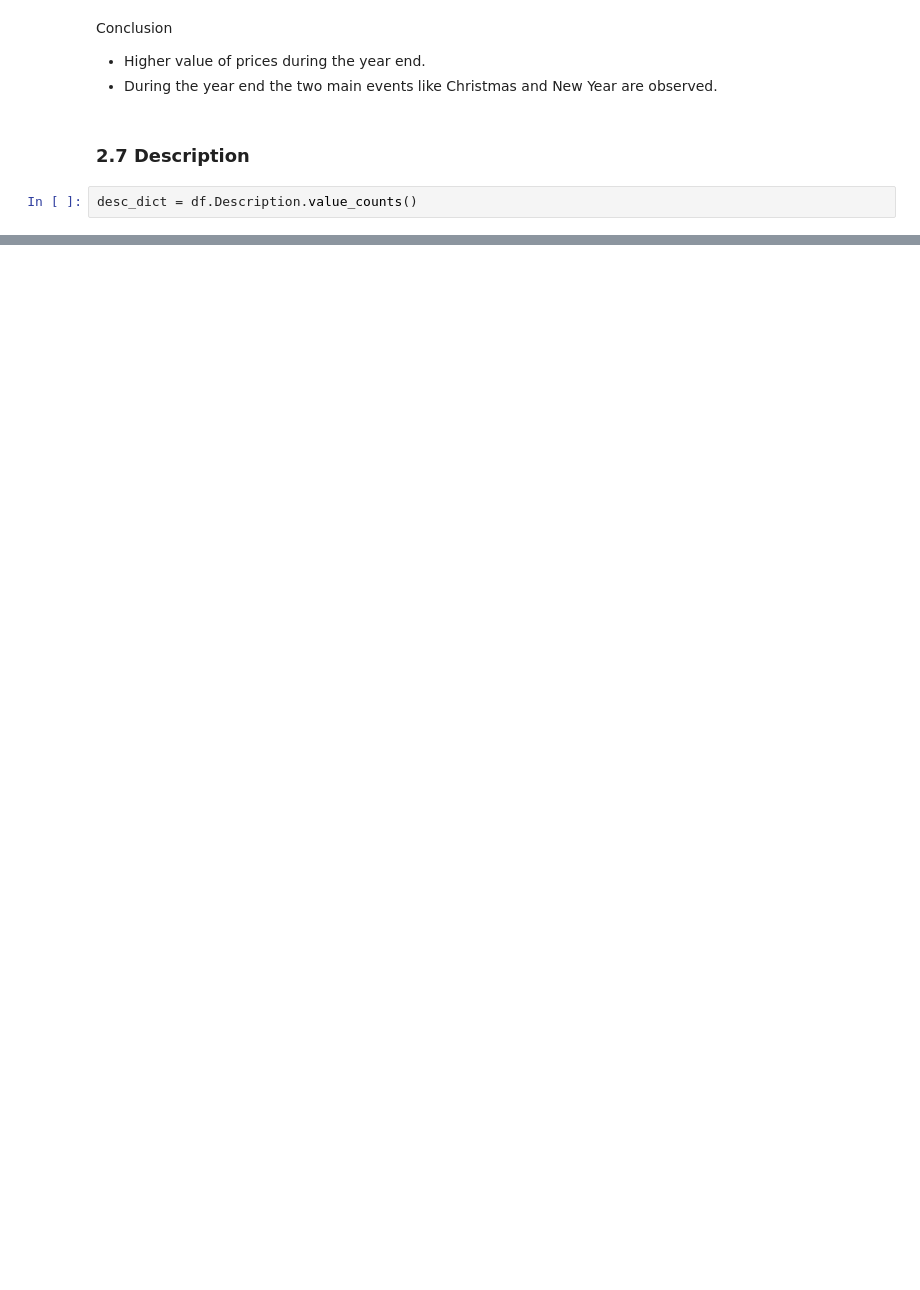
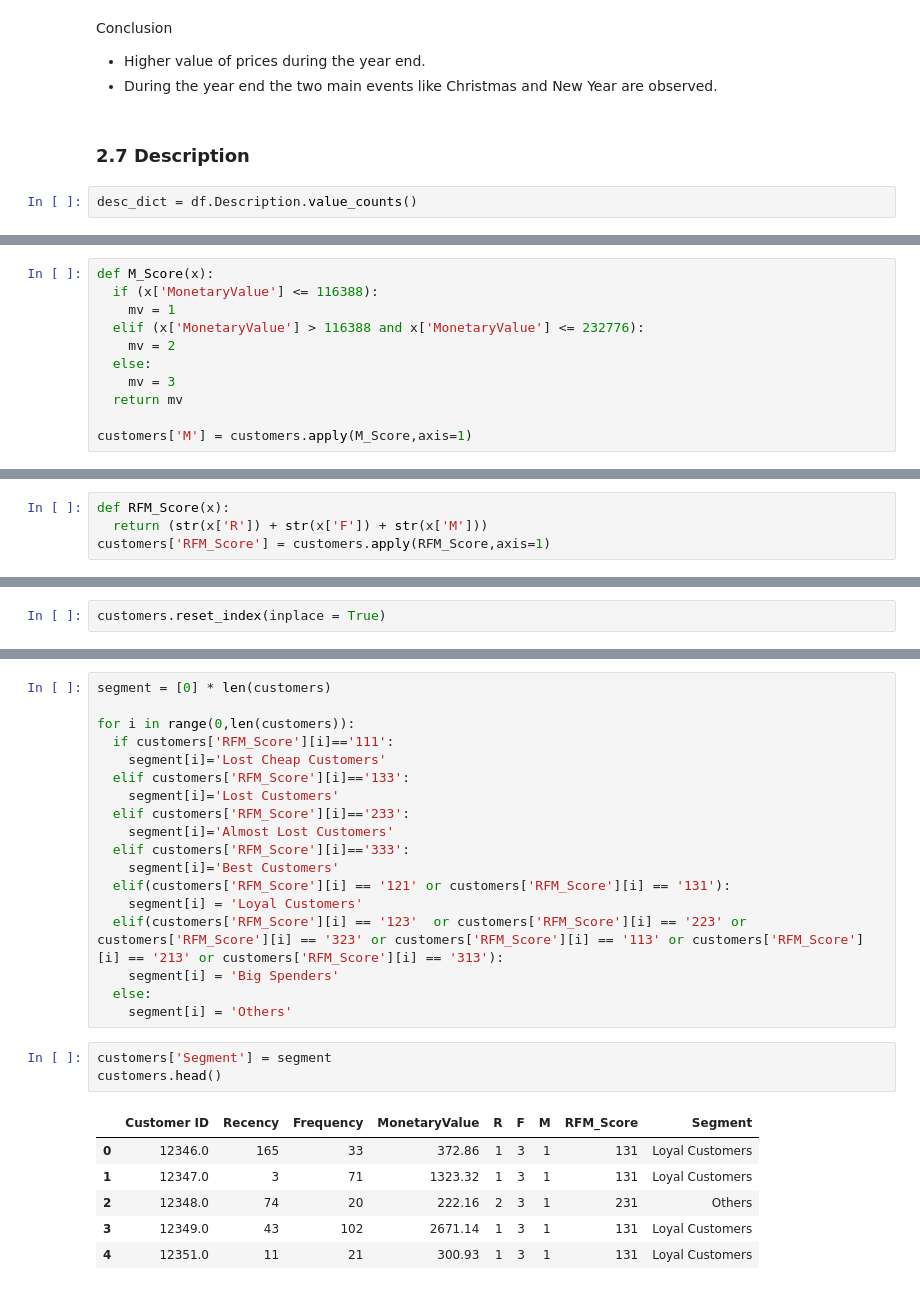
Before and after one commit to guptaa98/Kaggle-Notebooks, a Jupyter notebook: Retail_Pulse.ipynb, the cells around one changed output, grey strips where cells are left out. Cells and saved outputs as stored; diff of their text form; blank space fills up the shorter version.

```diff
--- a/Retail_Pulse.ipynb
+++ b/Retail_Pulse.ipynb
@@ -408,0 +597,11 @@ Name: Description, dtype: int64
+# %%
+def M_Score(x):
+  if (x['MonetaryValue'] <= 116388):
+    mv = 1
+  elif (x['MonetaryValue'] > 116388 and x['MonetaryValue'] <= 232776):
+    mv = 2
+  else:
+    mv = 3
+  return mv
+
+customers['M'] = customers.apply(M_Score,axis=1)
@@ -408,0 +618,4 @@ Name: Description, dtype: int64
+# %%
+def RFM_Score(x):
+  return (str(x['R']) + str(x['F']) + str(x['M']))
+customers['RFM_Score'] = customers.apply(RFM_Score,axis=1)
@@ -408,0 +632,2 @@ Name: Description, dtype: int64
+# %%
+customers.reset_index(inplace = True)
@@ -408,0 +643,28 @@ Name: Description, dtype: int64
+# %%
+segment = [0] * len(customers)
+
+for i in range(0,len(customers)):
+  if customers['RFM_Score'][i]=='111':
+    segment[i]='Lost Cheap Customers'
+  elif customers['RFM_Score'][i]=='133':
+    segment[i]='Lost Customers'
+  elif customers['RFM_Score'][i]=='233':
+    segment[i]='Almost Lost Customers'
+  elif customers['RFM_Score'][i]=='333':
+    segment[i]='Best Customers'
+  elif(customers['RFM_Score'][i] == '121' or customers['RFM_Score'][i] == '131'):
+    segment[i] = 'Loyal Customers'
+  elif(customers['RFM_Score'][i] == '123'  or customers['RFM_Score'][i] == '223' or customers['RFM_Score'][i] == '323' or customers['RFM_Score'][i] == '113' or customers['RFM_Score'][i] == '213' or customers['RFM_Score'][i] == '313'):
+    segment[i] = 'Big Spenders'
+  else:
+    segment[i] = 'Others'
+# %%
+customers['Segment'] = segment
+customers.head()
+# %% [output]
+|  | Customer ID | Recency | Frequency | MonetaryValue | R | F | M | RFM_Score | Segment |
+| 0 | 12346.0 | 165 | 33 | 372.86 | 1 | 3 | 1 | 131 | Loyal Customers |
+| 1 | 12347.0 | 3 | 71 | 1323.32 | 1 | 3 | 1 | 131 | Loyal Customers |
+| 2 | 12348.0 | 74 | 20 | 222.16 | 2 | 3 | 1 | 231 | Others |
+| 3 | 12349.0 | 43 | 102 | 2671.14 | 1 | 3 | 1 | 131 | Loyal Customers |
+| 4 | 12351.0 | 11 | 21 | 300.93 | 1 | 3 | 1 | 131 | Loyal Customers |
```
Also changed, not shown: parts of 70 cells of this notebook.
